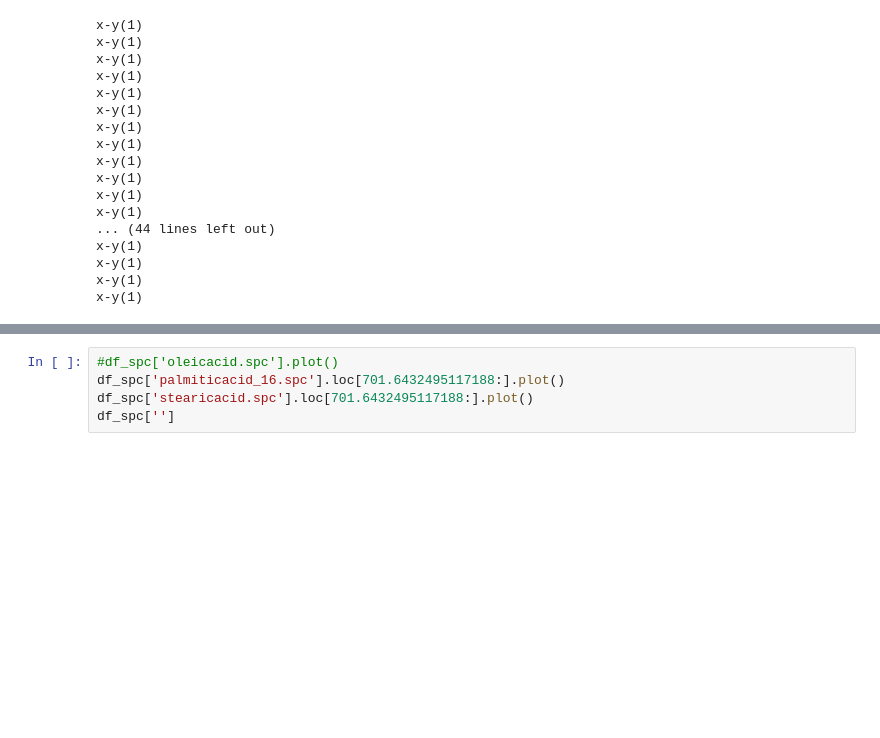
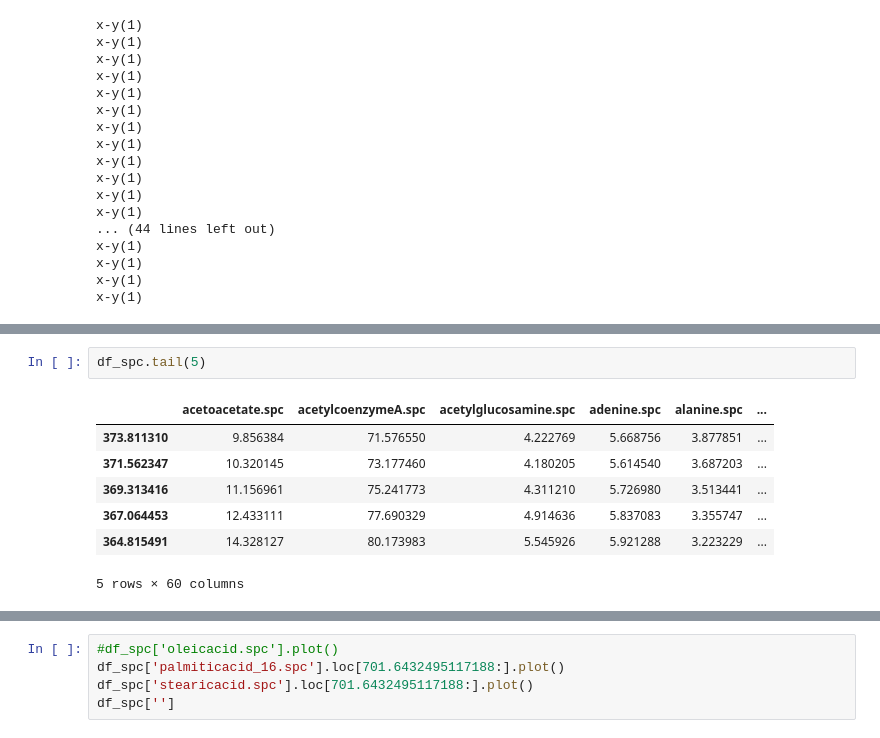
Before and after one commit to ariawahyuw/simulasi-spectra, a Jupyter notebook: Simulasi 4/read_ref.ipynb, the cells around one changed output, grey strips where cells are left out. Cells and saved outputs as stored; diff of their text form; blank space fills up the shorter version.

```diff
--- a/Simulasi 4/read_ref.ipynb
+++ b/Simulasi 4/read_ref.ipynb
@@ -37 +40,11 @@ df_spc.head()
 5 rows × 60 columns
+# %%
+df_spc.tail(5)
+# %% [output]
+|  | acetoacetate.spc | acetylcoenzymeA.spc | acetylglucosamine.spc | adenine.spc | alanine.spc | ... |
+| 373.811310 | 9.856384 | 71.576550 | 4.222769 | 5.668756 | 3.877851 | ... |
+| 371.562347 | 10.320145 | 73.177460 | 4.180205 | 5.614540 | 3.687203 | ... |
+| 369.313416 | 11.156961 | 75.241773 | 4.311210 | 5.726980 | 3.513441 | ... |
+| 367.064453 | 12.433111 | 77.690329 | 4.914636 | 5.837083 | 3.355747 | ... |
+| 364.815491 | 14.328127 | 80.173983 | 5.545926 | 5.921288 | 3.223229 | ... |
+5 rows × 60 columns
```
Also changed, not shown: parts of 3 cells of this notebook, 5 other files.
